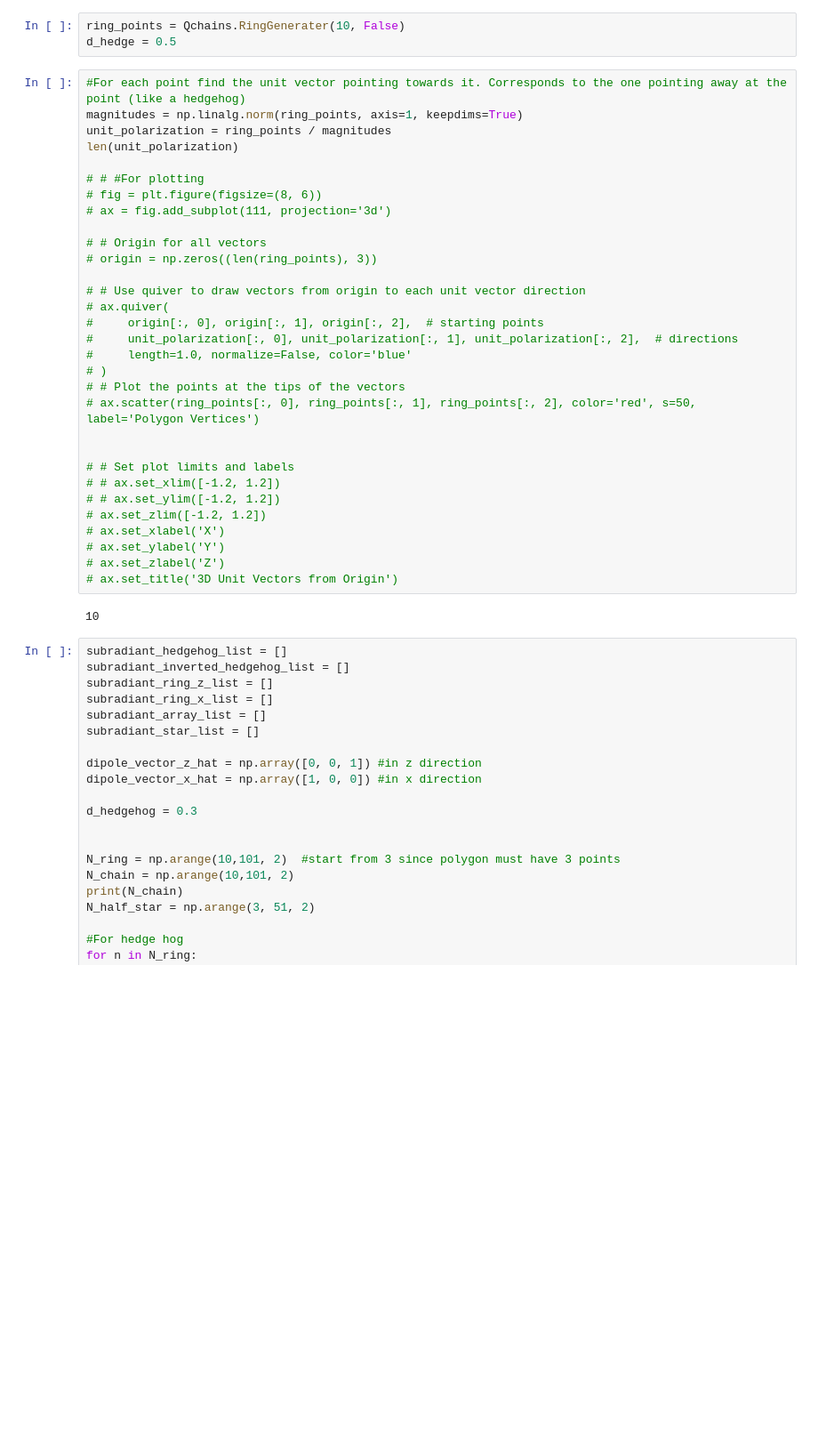
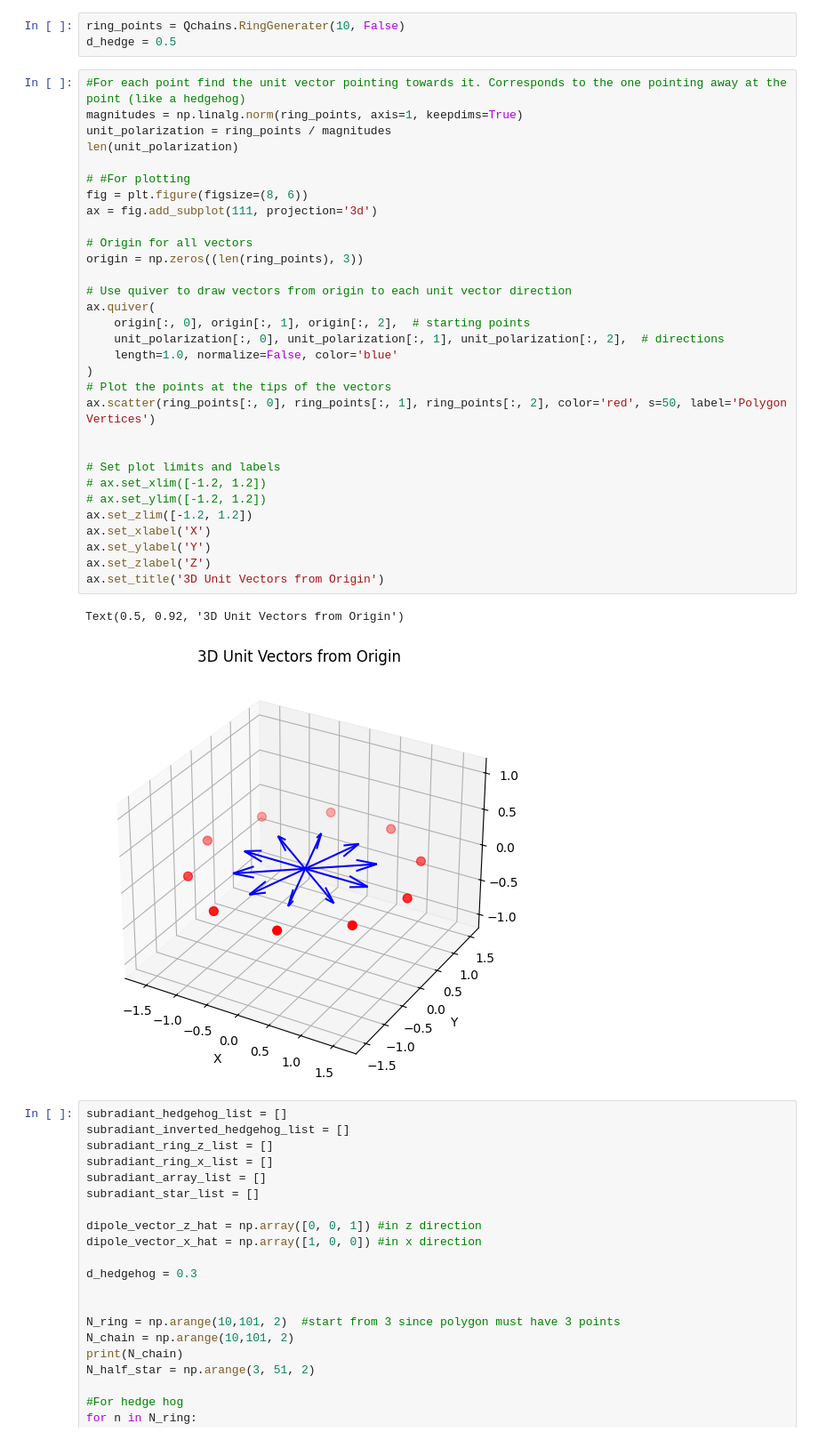
Before and after one commit to FrederikButler/DipoleStructuresInVacuum, a Jupyter notebook: Hedgehog.ipynb, the cells around one changed output. Shown: that part at 89% size. Drawn from its saved outputs; the diff is of its cells as text; blank space fills up the shorter version.

Commit message:
Hedgehog include plot of polarization

```diff
--- a/Hedgehog.ipynb
+++ b/Hedgehog.ipynb
@@ -10,36 +10,37 @@ d_hedge = 0.5
 # %%
 #For each point find the unit vector pointing towards it. Corresponds to the one pointing away at the point (like a hedgehog)
 magnitudes = np.linalg.norm(ring_points, axis=1, keepdims=True)
 unit_polarization = ring_points / magnitudes
 len(unit_polarization)
 
-# # #For plotting
-# fig = plt.figure(figsize=(8, 6))
-# ax = fig.add_subplot(111, projection='3d')
+# #For plotting
+fig = plt.figure(figsize=(8, 6))
+ax = fig.add_subplot(111, projection='3d')
 
-# # Origin for all vectors
-# origin = np.zeros((len(ring_points), 3))
+# Origin for all vectors
+origin = np.zeros((len(ring_points), 3))
 
-# # Use quiver to draw vectors from origin to each unit vector direction
-# ax.quiver(
-#     origin[:, 0], origin[:, 1], origin[:, 2],  # starting points
-#     unit_polarization[:, 0], unit_polarization[:, 1], unit_polarization[:, 2],  # directions
-#     length=1.0, normalize=False, color='blue'
-# )
-# # Plot the points at the tips of the vectors
-# ax.scatter(ring_points[:, 0], ring_points[:, 1], ring_points[:, 2], color='red', s=50, label='Polygon Vertices')
+# Use quiver to draw vectors from origin to each unit vector direction
+ax.quiver(
+    origin[:, 0], origin[:, 1], origin[:, 2],  # starting points
+    unit_polarization[:, 0], unit_polarization[:, 1], unit_polarization[:, 2],  # directions
+    length=1.0, normalize=False, color='blue'
+)
+# Plot the points at the tips of the vectors
+ax.scatter(ring_points[:, 0], ring_points[:, 1], ring_points[:, 2], color='red', s=50, label='Polygon Vertices')
 
 
-# # Set plot limits and labels
-# # ax.set_xlim([-1.2, 1.2])
-# # ax.set_ylim([-1.2, 1.2])
-# ax.set_zlim([-1.2, 1.2])
-# ax.set_xlabel('X')
-# ax.set_ylabel('Y')
-# ax.set_zlabel('Z')
-# ax.set_title('3D Unit Vectors from Origin')
+# Set plot limits and labels
+# ax.set_xlim([-1.2, 1.2])
+# ax.set_ylim([-1.2, 1.2])
+ax.set_zlim([-1.2, 1.2])
+ax.set_xlabel('X')
+ax.set_ylabel('Y')
+ax.set_zlabel('Z')
+ax.set_title('3D Unit Vectors from Origin')
 # %% [output]
-10
+Text(0.5, 0.92, '3D Unit Vectors from Origin')
+[figure, added]
 # %%
 subradiant_hedgehog_list = []
 subradiant_inverted_hedgehog_list = []
```
